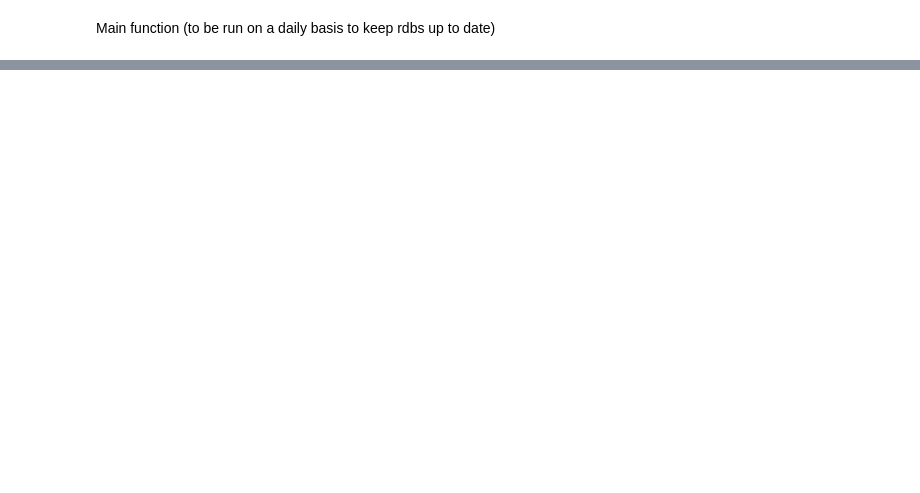
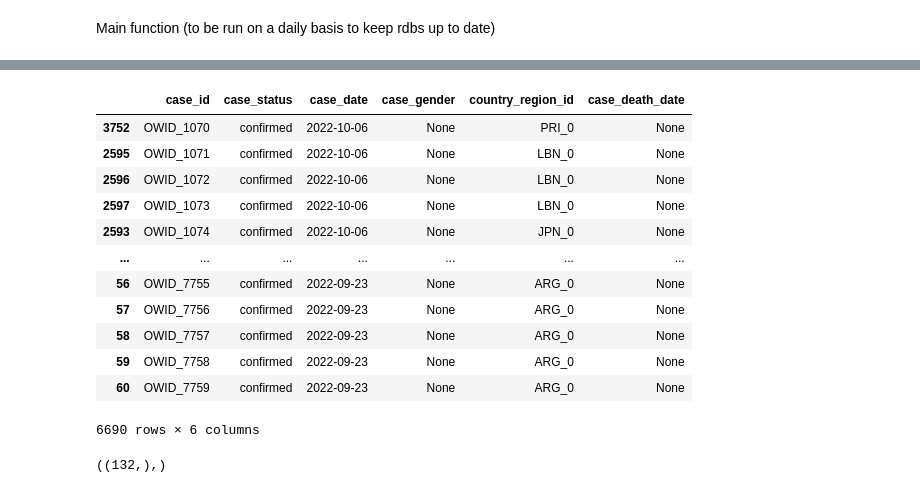
Before and after one commit to kinoshita197083/Grad-Project-React, a Jupyter notebook: dataset_content/depreciated mpx data (sql tables)/update_rdbs_function.ipynb, the cells around one changed output, grey strips where cells are left out. Drawn from its saved outputs; the diff is of its cells as text; code cells hidden in the pictures; blank space fills up the shorter version.

```diff
--- a/dataset_content/depreciated mpx data (sql tables)/update_rdbs_function.ipynb
+++ b/dataset_content/depreciated mpx data (sql tables)/update_rdbs_function.ipynb
@@ -158,0 +554,21 @@ def main():
+# %%
+mpx_latest_cases.loc[mpx_latest_cases['country_region_id'] == 'AUS_0']
+# %% [output]
+|  | case_id | case_status | case_date | case_gender | country_region_id | case_death_date |
+| 3752 | OWID_1070 | confirmed | 2022-10-06 | None | PRI_0 | None |
+| 2595 | OWID_1071 | confirmed | 2022-10-06 | None | LBN_0 | None |
+| 2596 | OWID_1072 | confirmed | 2022-10-06 | None | LBN_0 | None |
+| 2597 | OWID_1073 | confirmed | 2022-10-06 | None | LBN_0 | None |
+| 2593 | OWID_1074 | confirmed | 2022-10-06 | None | JPN_0 | None |
+| ... | ... | ... | ... | ... | ... | ... |
+| 56 | OWID_7755 | confirmed | 2022-09-23 | None | ARG_0 | None |
+| 57 | OWID_7756 | confirmed | 2022-09-23 | None | ARG_0 | None |
+| 58 | OWID_7757 | confirmed | 2022-09-23 | None | ARG_0 | None |
+| 59 | OWID_7758 | confirmed | 2022-09-23 | None | ARG_0 | None |
+| 60 | OWID_7759 | confirmed | 2022-09-23 | None | ARG_0 | None |
+6690 rows × 6 columns
+# %%
+query("DELETE FROM `case` WHERE case_id LIKE 'OWID%'")
+query("SELECT count(*) FROM `case` WHERE country_region_id LIKE 'AUS%'")
+# %% [output]
+((132,),)
```
Also changed, not shown: parts of 27 cells of this notebook, 1 other file.
